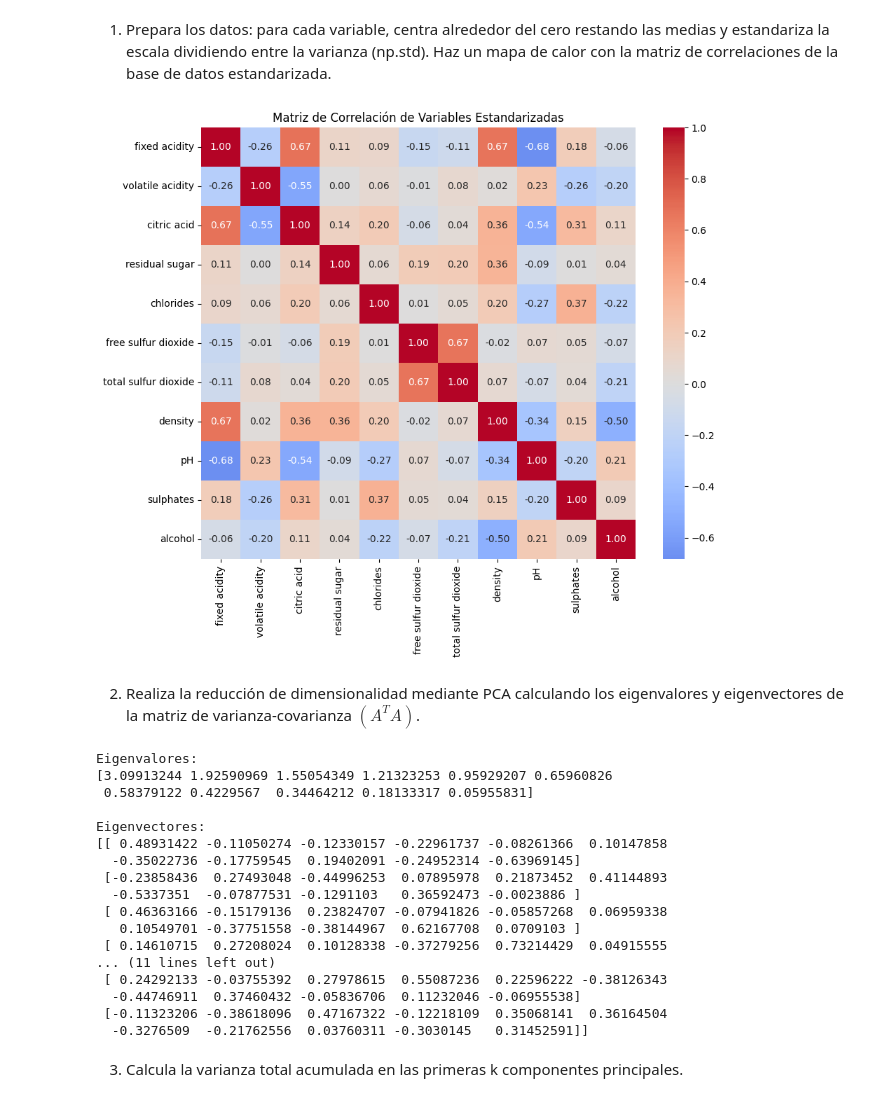
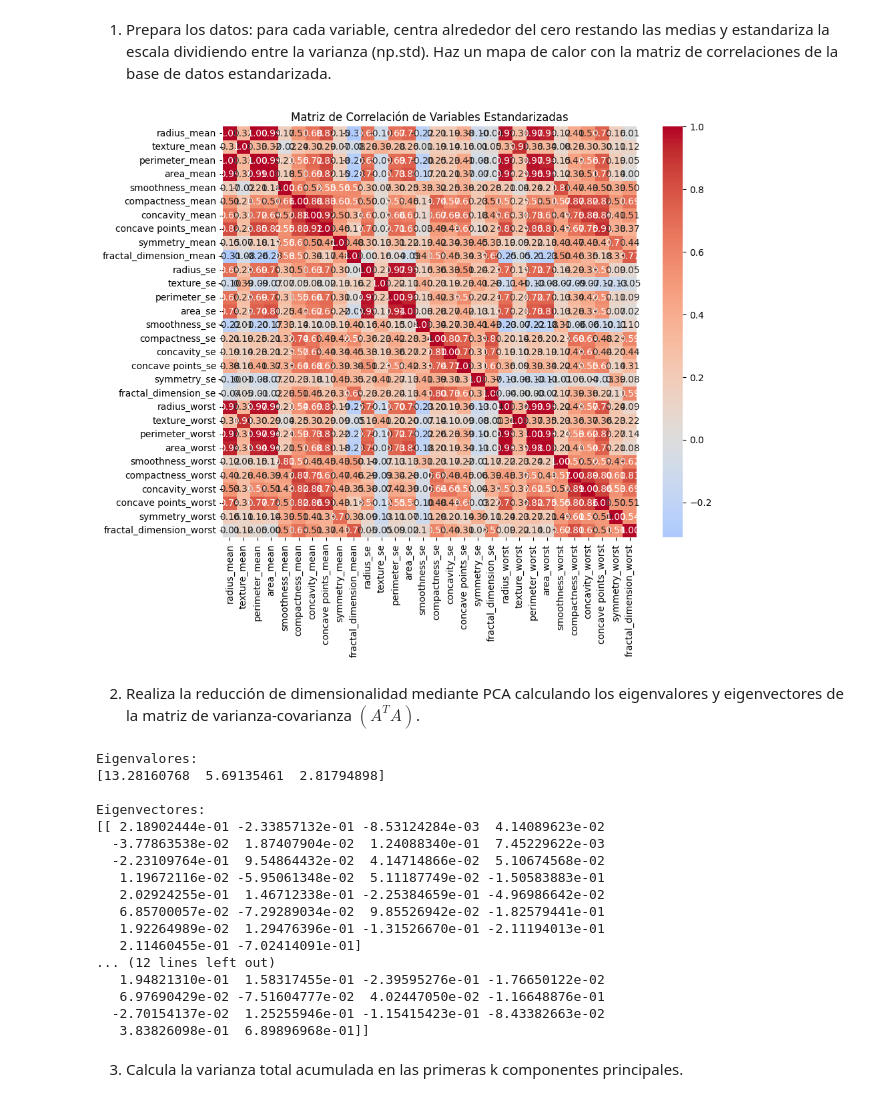
Before and after one commit to LauShang/PCA_ANALISIS, a Jupyter notebook: PCA.ipynb, the cells around one changed output. Cells and saved outputs as stored; diff of their text form; code cells hidden in the pictures.

Commit message:
cancer

```diff
--- a/PCA.ipynb
+++ b/PCA.ipynb
@@ -16,23 +16,28 @@ import numpy as np
 import matplotlib.pyplot as plt
 import seaborn as sns
 # leer datos
-data = pd.read_csv('data/winequality-red.csv')
+#data = pd.read_csv('data/winequality-red.csv')
+data = pd.read_csv('data/breast_cancer.csv')
 # %% [markdown]
 1. Prepara los datos: para cada variable, centra alrededor del cero restando las medias y estandariza la escala dividiendo entre la varianza (np.std). Haz un mapa de calor con la matriz de correlaciones de la base de datos estandarizada.
+# %%
+target = 'diagnosis' #quality
+to_drop = ['Unnamed: 32','id']
+data = data.drop(columns=to_drop)
 # %%
 # separar variable objetivo
-X = data.drop('quality', axis=1)
-y = data['quality']
+X = data.drop(target, axis=1)
+y = data[target]
 # standardized
 X_standardized = (X - X.mean()) / X.std()
 correlation_matrix = X_standardized.corr()
 # Crear el mapa de calor de la matriz de correlación
 plt.figure(figsize=(10, 8))
 sns.heatmap(correlation_matrix, annot=True, cmap="coolwarm", center=0, fmt=".2f")
 plt.title("Matriz de Correlación de Variables Estandarizadas")
 plt.show()
 # %% [output]
-[figure, old version]
+[figure, new version]
 # %% [markdown]
 2. Realiza la reducción de dimensionalidad mediante PCA calculando los eigenvalores y eigenvectores de la matriz de varianza-covarianza $(A^{T}A)$.
 # %%
@@ -43,27 +48,27 @@ sorted_indices = np.argsort(eigenvalues)[::-1]
 eigenvalues = eigenvalues[sorted_indices]
 eigenvectors = eigenvectors[:, sorted_indices]
 print("Eigenvalores:")
-print(eigenvalues)
+print(eigenvalues[:3])
 print("\nEigenvectores:")
-print(eigenvectors)
+print(eigenvectors[:3])
 # %% [output]
 Eigenvalores:
-[3.09913244 1.92590969 1.55054349 1.21323253 0.95929207 0.65960826
- 0.58379122 0.4229567  0.34464212 0.18133317 0.05955831]
+[13.28160768  5.69135461  2.81794898]
 
 Eigenvectores:
-[[ 0.48931422 -0.11050274 -0.12330157 -0.22961737 -0.08261366  0.10147858
-  -0.35022736 -0.17759545  0.19402091 -0.24952314 -0.63969145]
- [-0.23858436  0.27493048 -0.44996253  0.07895978  0.21873452  0.41144893
-  -0.5337351  -0.07877531 -0.1291103   0.36592473 -0.0023886 ]
- [ 0.46363166 -0.15179136  0.23824707 -0.07941826 -0.05857268  0.06959338
-   0.10549701 -0.37751558 -0.38144967  0.62167708  0.0709103 ]
- [ 0.14610715  0.27208024  0.10128338 -0.37279256  0.73214429  0.04915555
-... (11 lines left out)
- [ 0.24292133 -0.03755392  0.27978615  0.55087236  0.22596222 -0.38126343
-  -0.44746911  0.37460432 -0.05836706  0.11232046 -0.06955538]
- [-0.11323206 -0.38618096  0.47167322 -0.12218109  0.35068141  0.36164504
-  -0.3276509  -0.21762556  0.03760311 -0.3030145   0.31452591]]
+[[ 2.18902444e-01 -2.33857132e-01 -8.53124284e-03  4.14089623e-02
+  -3.77863538e-02  1.87407904e-02  1.24088340e-01  7.45229622e-03
+  -2.23109764e-01  9.54864432e-02  4.14714866e-02  5.10674568e-02
+   1.19672116e-02 -5.95061348e-02  5.11187749e-02 -1.50583883e-01
+   2.02924255e-01  1.46712338e-01 -2.25384659e-01 -4.96986642e-02
+   6.85700057e-02 -7.29289034e-02  9.85526942e-02 -1.82579441e-01
+   1.92264989e-02  1.29476396e-01 -1.31526670e-01 -2.11194013e-01
+   2.11460455e-01 -7.02414091e-01]
+... (12 lines left out)
+   1.94821310e-01  1.58317455e-01 -2.39595276e-01 -1.76650122e-02
+   6.97690429e-02 -7.51604777e-02  4.02447050e-02 -1.16648876e-01
+  -2.70154137e-02  1.25255946e-01 -1.15415423e-01 -8.43382663e-02
+   3.83826098e-01  6.89896968e-01]]
 # %% [markdown]
 3. Calcula la varianza total acumulada en las primeras k componentes principales.
 # %%
```
Also changed, not shown: parts of 28 cells of this notebook.
